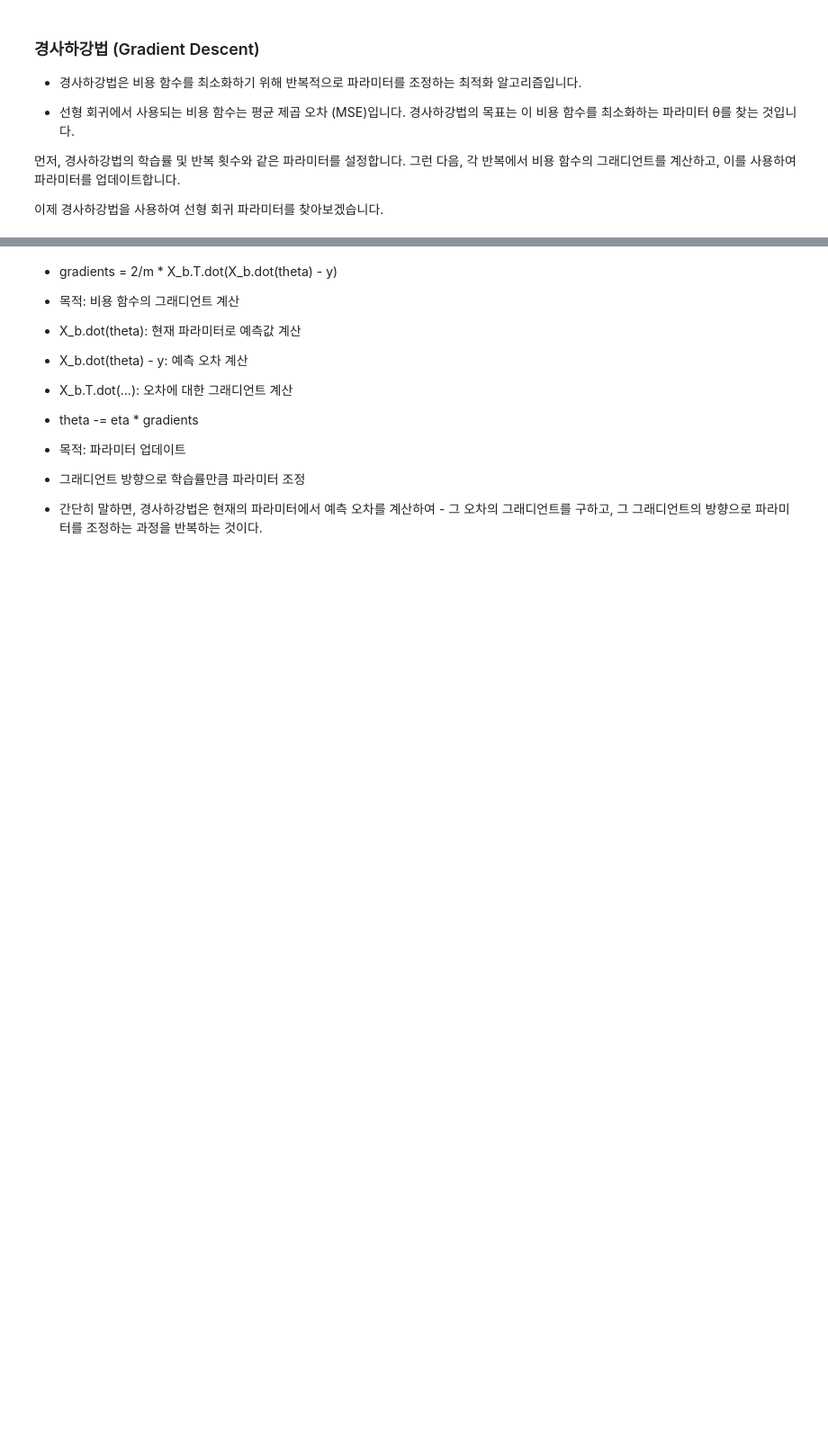
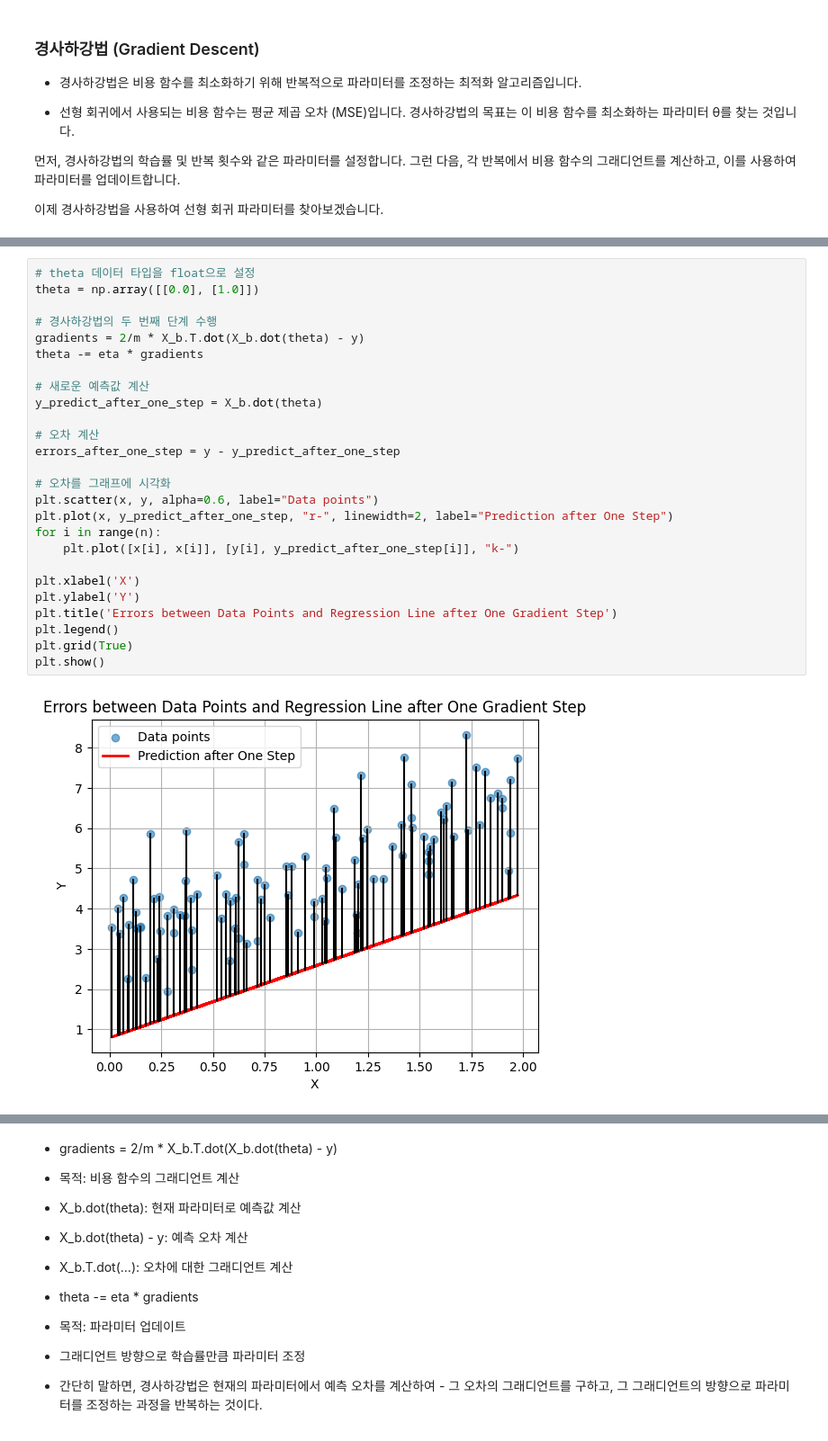
Before and after one commit to DoSungjin/2023-for-DS, a Jupyter notebook: LECTURE/5.0815_linear_regression/exercise.ipynb, the cells around one changed output, grey strips where cells are left out. Shown at 90% size. Cells and saved outputs as stored; diff of their text form; blank space fills up the shorter version.

```diff
--- a/LECTURE/5.0815_linear_regression/exercise.ipynb
+++ b/LECTURE/5.0815_linear_regression/exercise.ipynb
@@ -109,0 +130,28 @@ array([[3.21509616],
+# %%
+# theta 데이터 타입을 float으로 설정
+theta = np.array([[0.0], [1.0]])
+
+# 경사하강법의 두 번째 단계 수행
+gradients = 2/m * X_b.T.dot(X_b.dot(theta) - y)
+theta -= eta * gradients
+
+# 새로운 예측값 계산
+y_predict_after_one_step = X_b.dot(theta)
+
+# 오차 계산
+errors_after_one_step = y - y_predict_after_one_step
+
+# 오차를 그래프에 시각화
+plt.scatter(x, y, alpha=0.6, label="Data points")
+plt.plot(x, y_predict_after_one_step, "r-", linewidth=2, label="Prediction after One Step")
+for i in range(n):
+    plt.plot([x[i], x[i]], [y[i], y_predict_after_one_step[i]], "k-")
+
+plt.xlabel('X')
+plt.ylabel('Y')
+plt.title('Errors between Data Points and Regression Line after One Gradient Step')
+plt.legend()
+plt.grid(True)
+plt.show()
+# %% [output]
+[figure, added]
```
Also changed, not shown: parts of 5 cells of this notebook.
